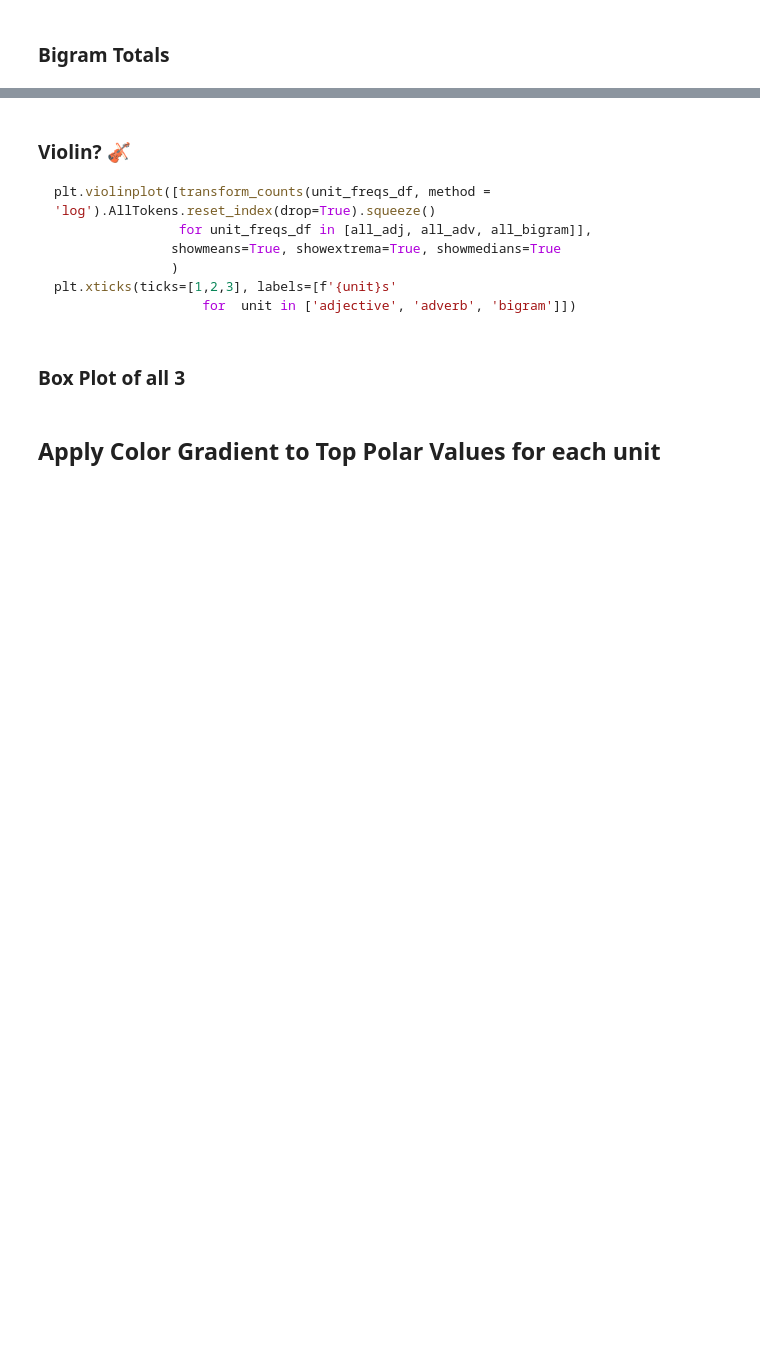
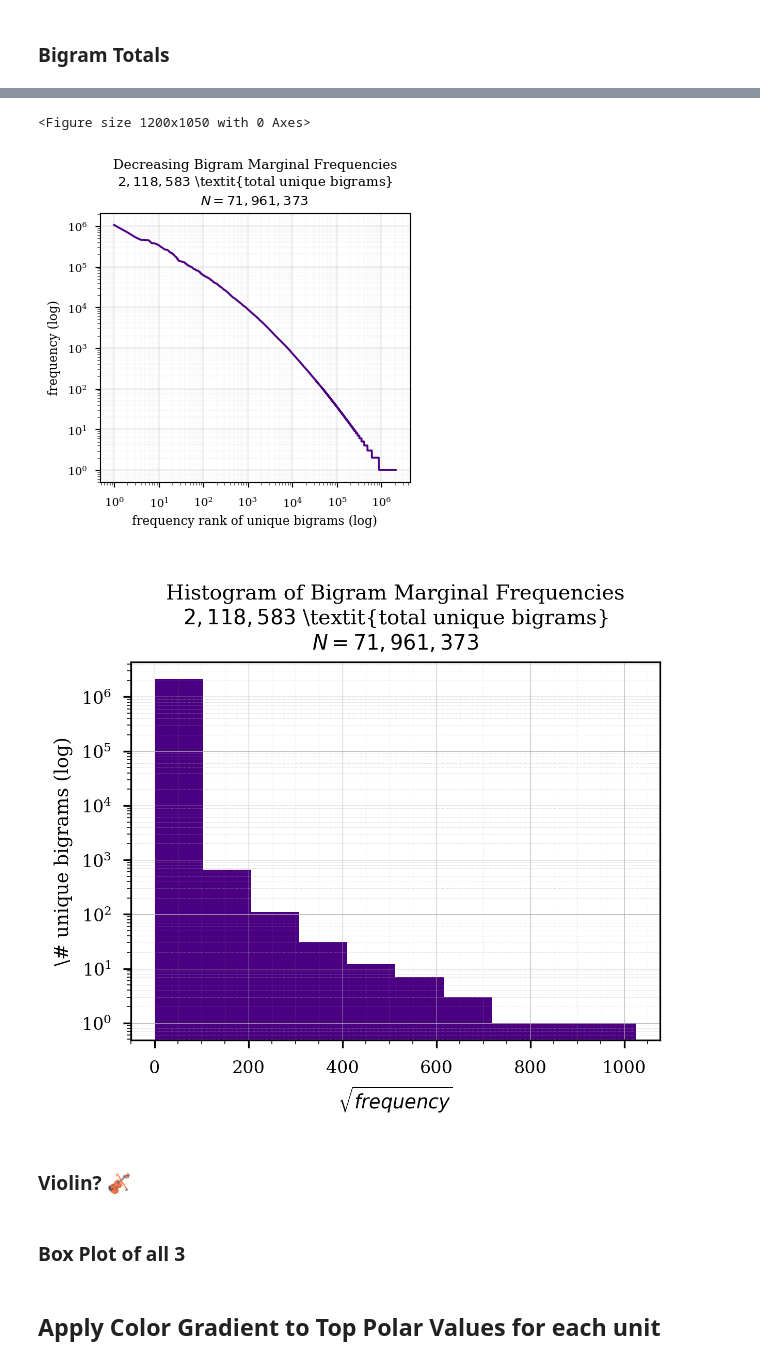
Before and after one commit to AndreaTheLinguist/sanpi, a Jupyter notebook: notebooks/describe_polar-bigrams.ipynb, the cells around one changed output, grey strips where cells are left out. Saved outputs shown, nothing was run; the diff lists cells and outputs as text; code cells hidden in the pictures; blank space fills up the shorter version.

````diff
--- a/notebooks/describe_polar-bigrams.ipynb
+++ b/notebooks/describe_polar-bigrams.ipynb
@@ -466,12 +550,11 @@ plot_totals(all_bigram, 'bigram')
-# %% [markdown]
-
-
-### Violin? 🎻
- ```python
- plt.violinplot([transform_counts(unit_freqs_df, method = 'log').AllTokens.reset_index(drop=True).squeeze()
-                 for unit_freqs_df in [all_adj, all_adv, all_bigram]],
-                showmeans=True, showextrema=True, showmedians=True
-                )
- plt.xticks(ticks=[1,2,3], labels=[f'{unit}s'
-                    for  unit in ['adjective', 'adverb', 'bigram']])
- ```
+# %%
+plot_totals(all_bigram, 'bigram', plot_color='Indigo')
+# plot_totals(all_bigram, 'bigram', plot_color='Indigo', plot_kind='scatter')
+# %% [output]
+<Figure size 1200x1050 with 0 Axes>
+[figure, added]
+[figure, added]
+# %% [markdown]
+
+
+### Violin? 🎻
````
Also changed, not shown: parts of 49 cells of this notebook, 25 other files.
